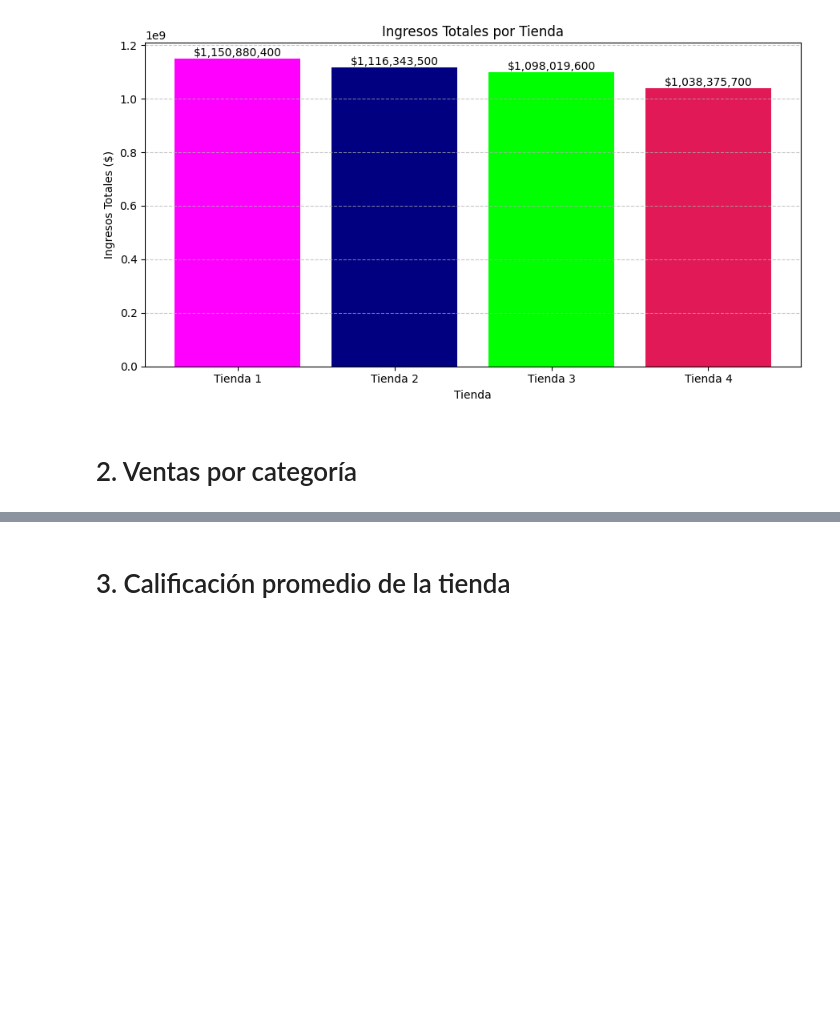
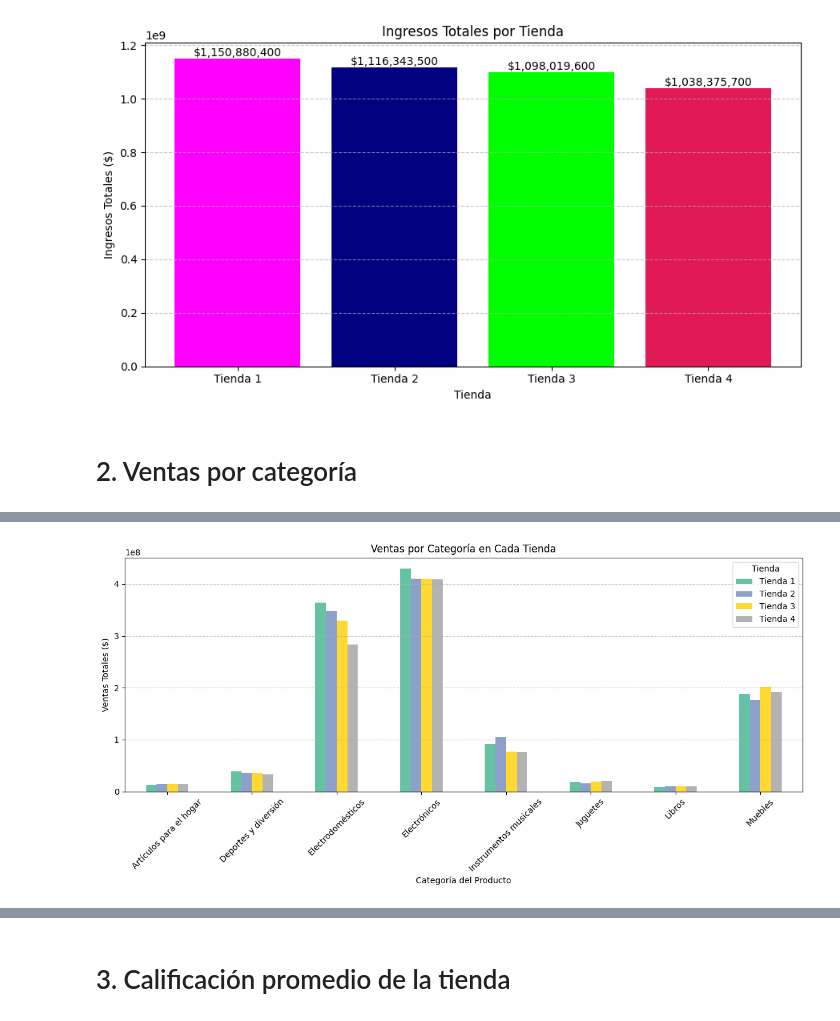
Before and after one commit to sandrazuniga/alura_store_challenge, a Jupyter notebook: AluraStoreLatam.ipynb, the cells around one changed output, grey strips where cells are left out. Drawn from its saved outputs; the diff is of its cells as text; code cells hidden in the pictures; blank space fills up the shorter version.

```diff
--- a/AluraStoreLatam.ipynb
+++ b/AluraStoreLatam.ipynb
@@ -67,0 +93,27 @@ plt.show()
+# %%
+# Crear un DataFrame con los ingresos por categoría para cada tienda
+categorias_t1 = tienda.groupby("Categoría del Producto")["Precio"].sum()
+categorias_t2 = tienda2.groupby("Categoría del Producto")["Precio"].sum()
+categorias_t3 = tienda3.groupby("Categoría del Producto")["Precio"].sum()
+categorias_t4 = tienda4.groupby("Categoría del Producto")["Precio"].sum()
+
+# Unir en un solo DataFrame para comparación
+df_categorias = pd.DataFrame({
+    "Tienda 1": categorias_t1,
+    "Tienda 2": categorias_t2,
+    "Tienda 3": categorias_t3,
+    "Tienda 4": categorias_t4
+}).fillna(0)
+
+# Visualización
+df_categorias.plot(kind='bar', figsize=(12, 6), colormap='Set2')
+plt.title('Ventas por Categoría en Cada Tienda')
+plt.xlabel('Categoría del Producto')
+plt.ylabel('Ventas Totales ($)')
+plt.xticks(rotation=45)
+plt.grid(axis='y', linestyle='--', alpha=0.7)
+plt.legend(title='Tienda')
+plt.tight_layout()
+plt.show()
+# %% [output]
+[figure, added]
```
Also changed, not shown: parts of 10 cells of this notebook.
